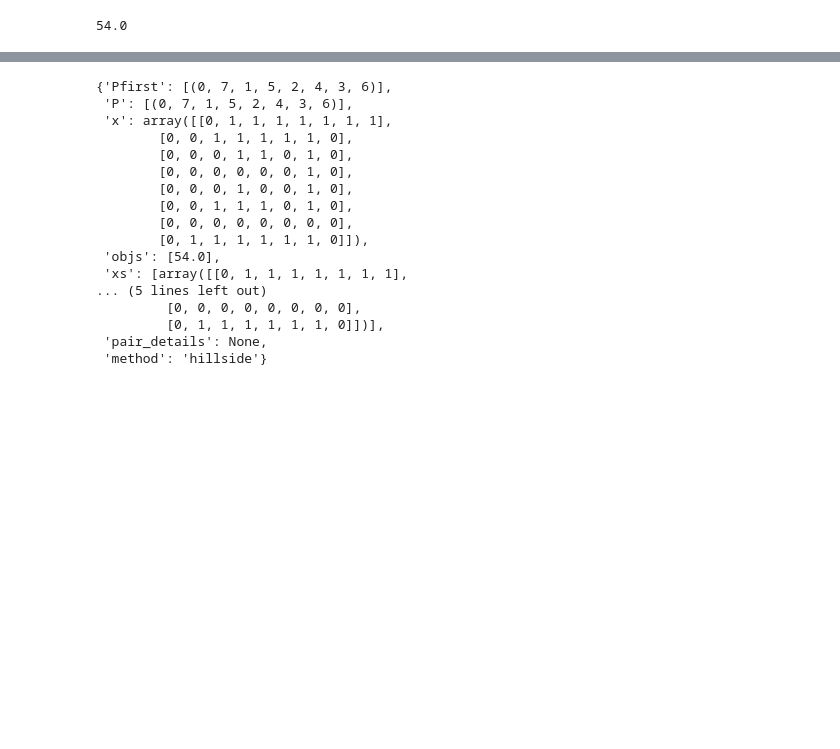
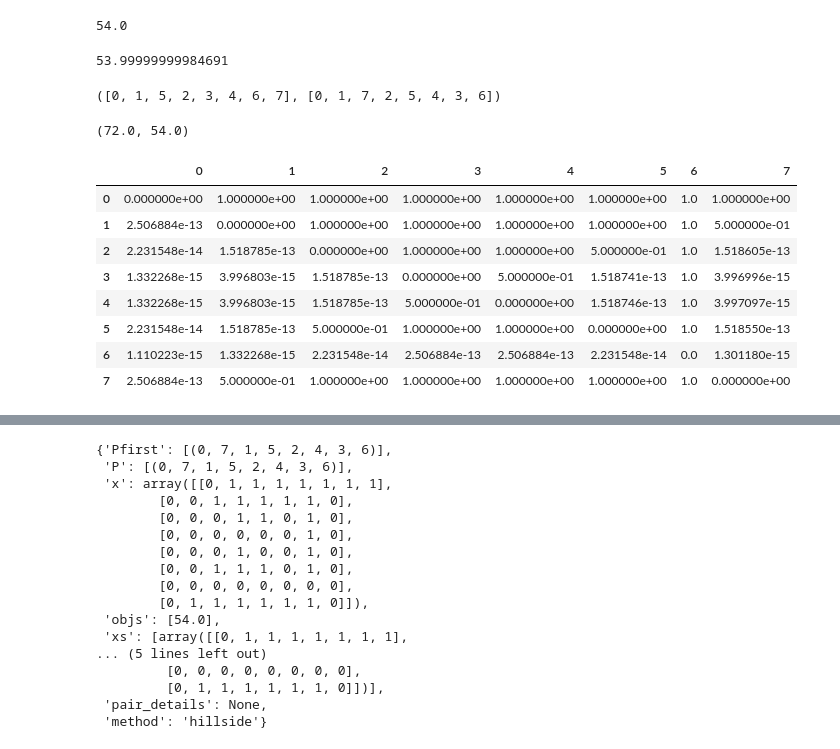
Before and after one commit to IGARDS/ranking_toolbox, a Jupyter notebook: examples.ipynb, the cells around one changed output, grey strips where cells are left out. Saved outputs shown, nothing was run; the diff lists cells and outputs as text; code cells hidden in the pictures; blank space fills up the shorter version.

```diff
--- a/examples.ipynb
+++ b/examples.ipynb
@@ -43,0 +112,31 @@ k_hillside
+# %%
+k_hillside,details_hillside = pyrankability.rank.solve(D,method='hillside',cont=True)
+k_hillside
+# %% [output]
+53.99999999984691
+# %%
+massey_ranking = MasseyRankingAlgorithm().rank(D)
+colley_ranking = ColleyRankingAlgorithm().rank(D)
+massey_ranking,colley_ranking
+# %% [output]
+([0, 1, 5, 2, 3, 4, 6, 7], [0, 1, 7, 2, 5, 4, 3, 6])
+# %%
+massey_x = 1-pyrankability.common.perm_to_x(massey_ranking)
+colley_x = 1-pyrankability.common.perm_to_x(colley_ranking)
+k_massey = np.sum(c*massey_x)
+k_colley = np.sum(c*colley_x)
+k_massey,k_colley
+# %% [output]
+(72.0, 54.0)
+# %%
+pd.DataFrame(details_hillside['x'])
+# %% [output]
+|  | 0 | 1 | 2 | 3 | 4 | 5 | 6 | 7 |
+| 0 | 0.000000e+00 | 1.000000e+00 | 1.000000e+00 | 1.000000e+00 | 1.000000e+00 | 1.000000e+00 | 1.0 | 1.000000e+00 |
+| 1 | 2.506884e-13 | 0.000000e+00 | 1.000000e+00 | 1.000000e+00 | 1.000000e+00 | 1.000000e+00 | 1.0 | 5.000000e-01 |
+| 2 | 2.231548e-14 | 1.518785e-13 | 0.000000e+00 | 1.000000e+00 | 1.000000e+00 | 5.000000e-01 | 1.0 | 1.518605e-13 |
+| 3 | 1.332268e-15 | 3.996803e-15 | 1.518785e-13 | 0.000000e+00 | 5.000000e-01 | 1.518741e-13 | 1.0 | 3.996996e-15 |
+| 4 | 1.332268e-15 | 3.996803e-15 | 1.518785e-13 | 5.000000e-01 | 0.000000e+00 | 1.518746e-13 | 1.0 | 3.997097e-15 |
+| 5 | 2.231548e-14 | 1.518785e-13 | 5.000000e-01 | 1.000000e+00 | 1.000000e+00 | 0.000000e+00 | 1.0 | 1.518550e-13 |
+| 6 | 1.110223e-15 | 1.332268e-15 | 2.231548e-14 | 2.506884e-13 | 2.506884e-13 | 2.231548e-14 | 0.0 | 1.301180e-15 |
+| 7 | 2.506884e-13 | 5.000000e-01 | 1.000000e+00 | 1.000000e+00 | 1.000000e+00 | 1.000000e+00 | 1.0 | 0.000000e+00 |
```
Also changed, not shown: parts of 35 cells of this notebook, 7 other files.
